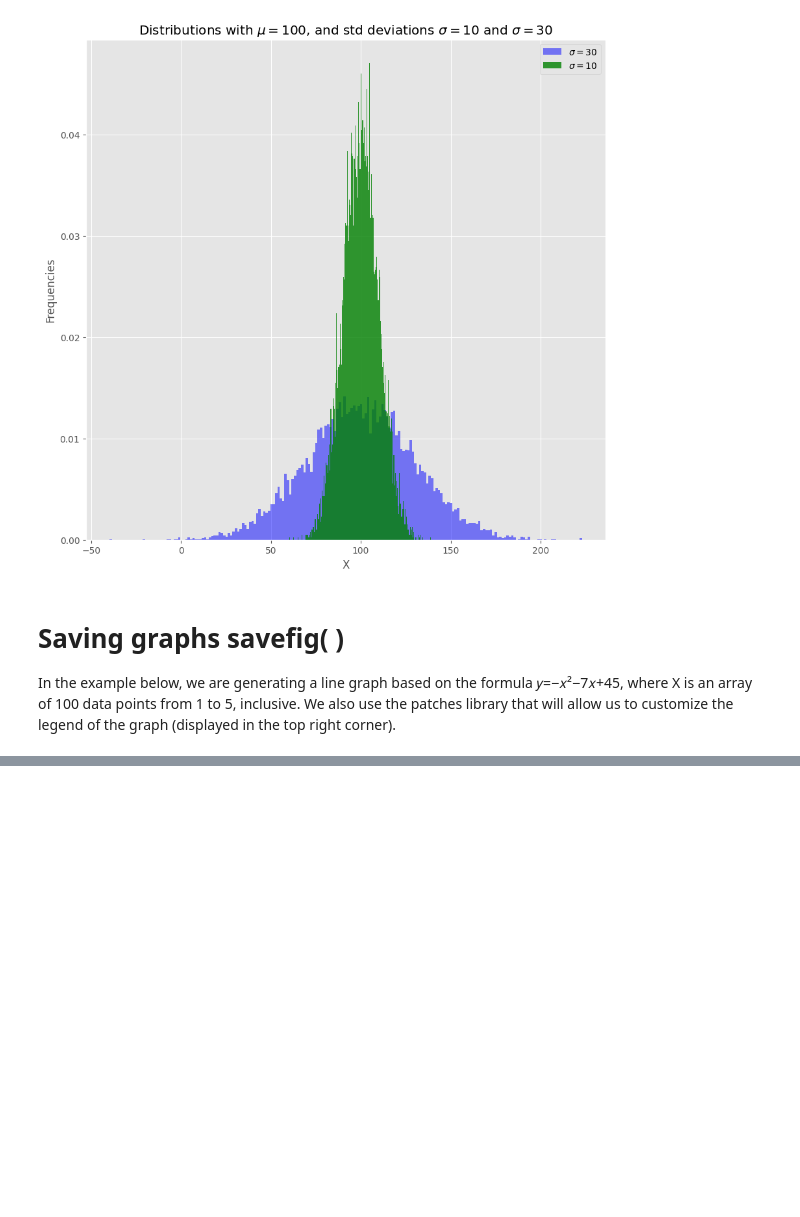
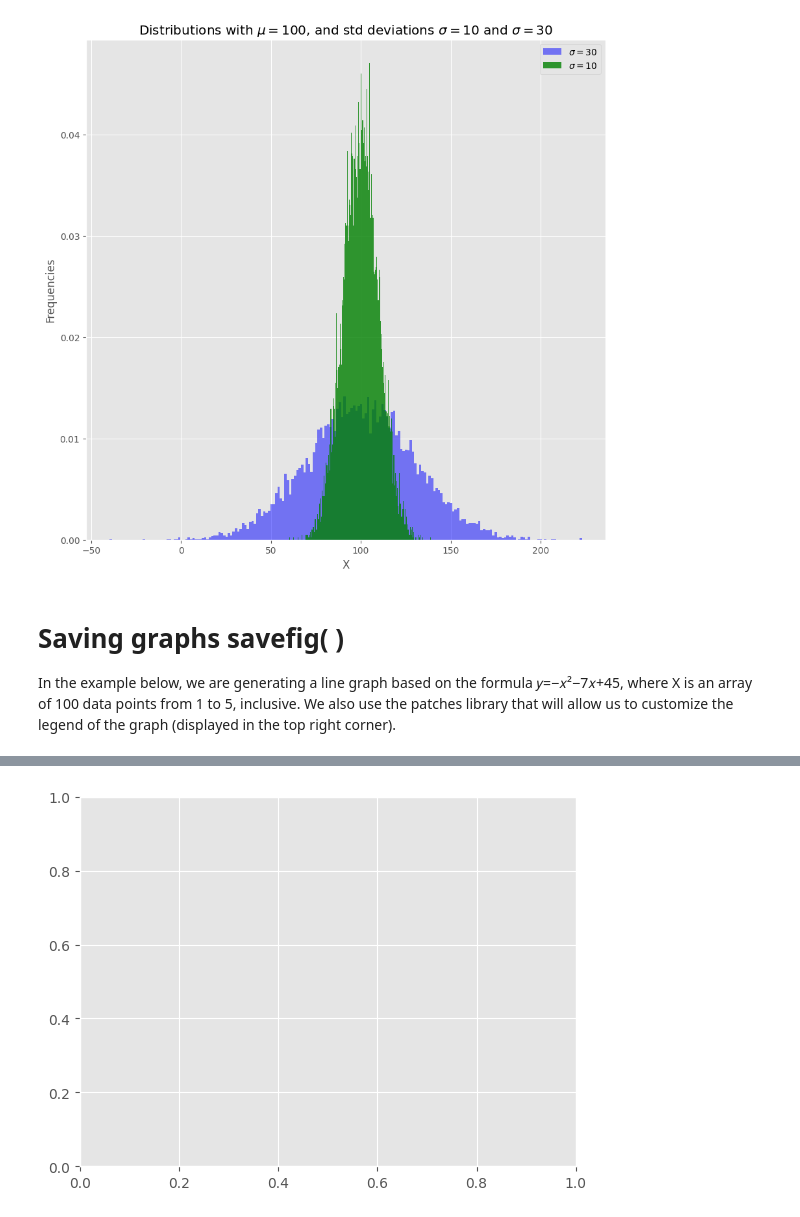
Before and after one commit to IgaMeddie/Descr_stat_-_viz, a Jupyter notebook: learnt 06-02.ipynb, the cells around one changed output, grey strips where cells are left out. Cells and saved outputs as stored; diff of their text form; code cells hidden in the pictures; blank space fills up the shorter version.

```diff
--- a/learnt 06-02.ipynb
+++ b/learnt 06-02.ipynb
@@ -290,0 +295,6 @@ plt.show()
+# %%
+fig = plt.figure()
+
+ax = plt.axes()
+# %% [output]
+[figure, added]
```
Also changed, not shown: parts of 5 cells of this notebook.
